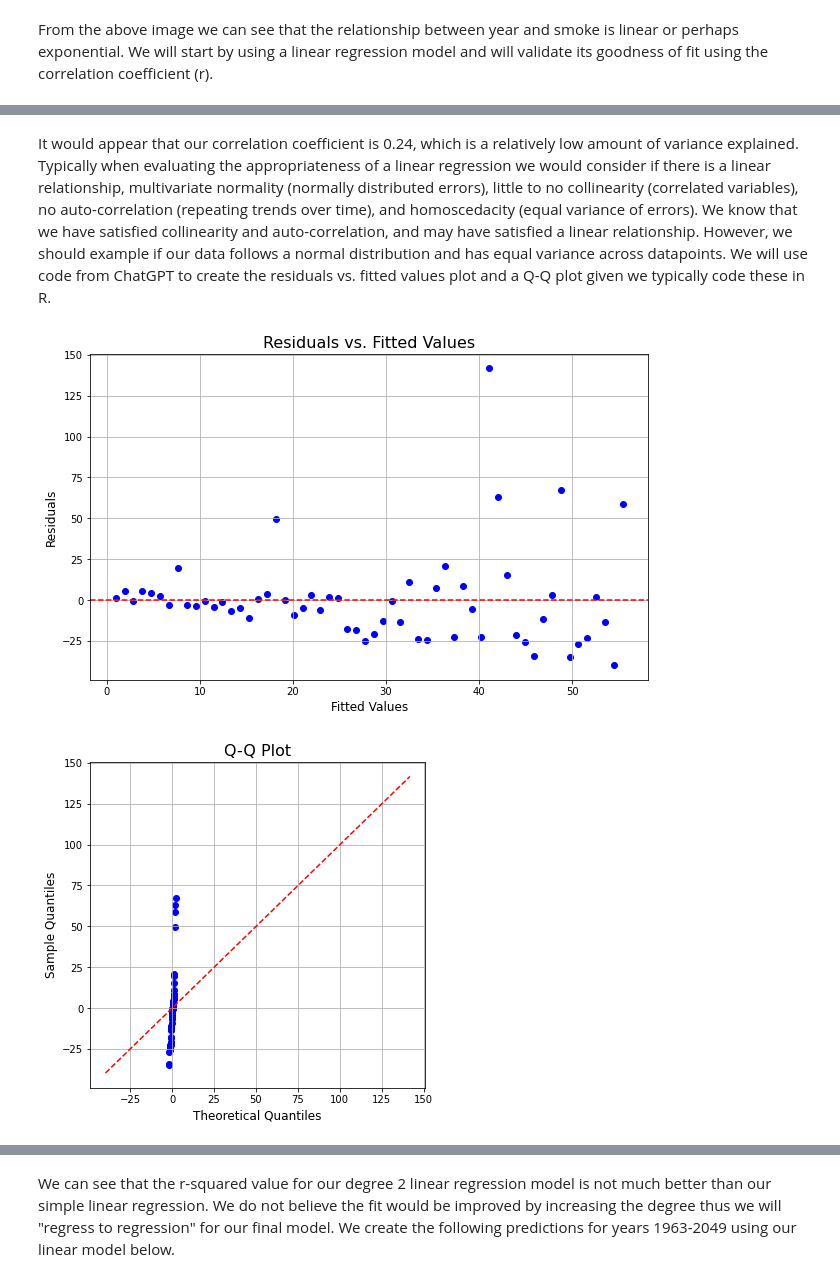
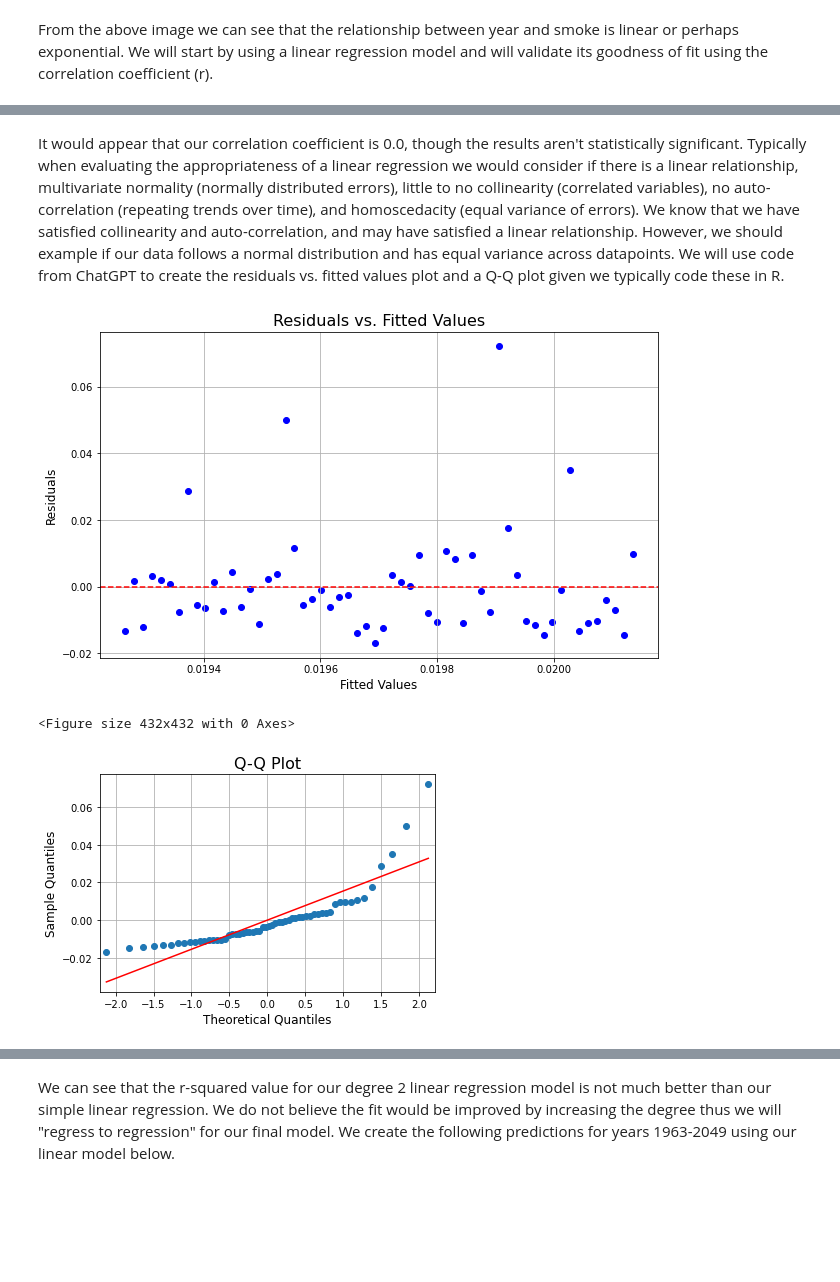
Before and after one commit to ekrolen/data-512-wildfire-project, a Jupyter notebook: scr/smoke_predictor.ipynb, the cells around one changed output, grey strips where cells are left out. Saved outputs shown, nothing was run; the diff lists cells and outputs as text; code cells hidden in the pictures; blank space fills up the shorter version.

```diff
--- a/scr/smoke_predictor.ipynb
+++ b/scr/smoke_predictor.ipynb
@@ -62,5 +61,5 @@ The r-squared value for the linear regression is 0.24.
 # %% [markdown]
-It would appear that our correlation coefficient is 0.24, which is a relatively low amount of variance explained. Typically when evaluating the appropriateness of a linear regression we would consider if there is a linear relationship, multivariate normality (normally distributed errors), little to no collinearity (correlated variables), no auto-correlation (repeating trends over time), and homoscedacity (equal variance of errors). We know that we have satisfied collinearity and auto-correlation, and may have satisfied a linear relationship. However, we should example if our data follows a normal distribution and has equal variance across datapoints. We will use code from ChatGPT to create the residuals vs. fitted values plot and a Q-Q plot given we typically code these in R.
+It would appear that our correlation coefficient is 0.0, though the results aren't statistically significant. Typically when evaluating the appropriateness of a linear regression we would consider if there is a linear relationship, multivariate normality (normally distributed errors), little to no collinearity (correlated variables), no auto-correlation (repeating trends over time), and homoscedacity (equal variance of errors). We know that we have satisfied collinearity and auto-correlation, and may have satisfied a linear relationship. However, we should example if our data follows a normal distribution and has equal variance across datapoints. We will use code from ChatGPT to create the residuals vs. fitted values plot and a Q-Q plot given we typically code these in R.
 # %%
 #This cell of code code largely from ChatGPT
 
@@ -70,43 +69,37 @@ X = np.array(x)
 Y = np.array(y)
 
 # Fit a linear regression model
-reg = LinearRegression()
+reg = LinearRegression(fit_intercept=True)
 reg.fit(X.reshape(-1, 1), Y)
 
 #Calculate residuals
 y_pred = reg.predict(X.reshape(-1, 1))
 residuals = Y - y_pred
 
 # Create the plot
 plt.figure(figsize=(10, 6))
 plt.scatter(y_pred, residuals, marker='o', color='blue')
 plt.axhline(y=0, color='red', linestyle='--')
 plt.xlabel('Fitted Values', size=12)
 plt.ylabel('Residuals', size=12)
 plt.title('Residuals vs. Fitted Values', size=16)
 plt.grid(True)
 
 # Display the plot
 plt.show()
 
 #Examining multivariate normality
-# Sort the data in ascending order
-data_sorted = np.sort(residuals)
-
-# Generate quantiles for the theoretical normal distribution
-theoretical_quantiles = stats.norm.ppf(np.linspace(0, 1, len(data_sorted)))
-
 # Create the Q-Q plot
 plt.figure(figsize=(6, 6))
-plt.scatter(theoretical_quantiles, data_sorted, color='blue')
-plt.plot([np.min(data_sorted), np.max(data_sorted)], [np.min(data_sorted), np.max(data_sorted)], color='red', linestyle='--')
+sm.qqplot(residuals, line='s')
 plt.xlabel('Theoretical Quantiles', size=12)
 plt.ylabel('Sample Quantiles', size=12)
 plt.title('Q-Q Plot', size=16)
 plt.grid(True)
 
 plt.show()
 # %% [output]
-[figure, old version]
+[figure, new version]
+<Figure size 432x432 with 0 Axes>
-[figure, old version]
+[figure, new version]
 # %% [markdown]
```
Also changed, not shown: parts of 6 cells of this notebook, 10 other files.
